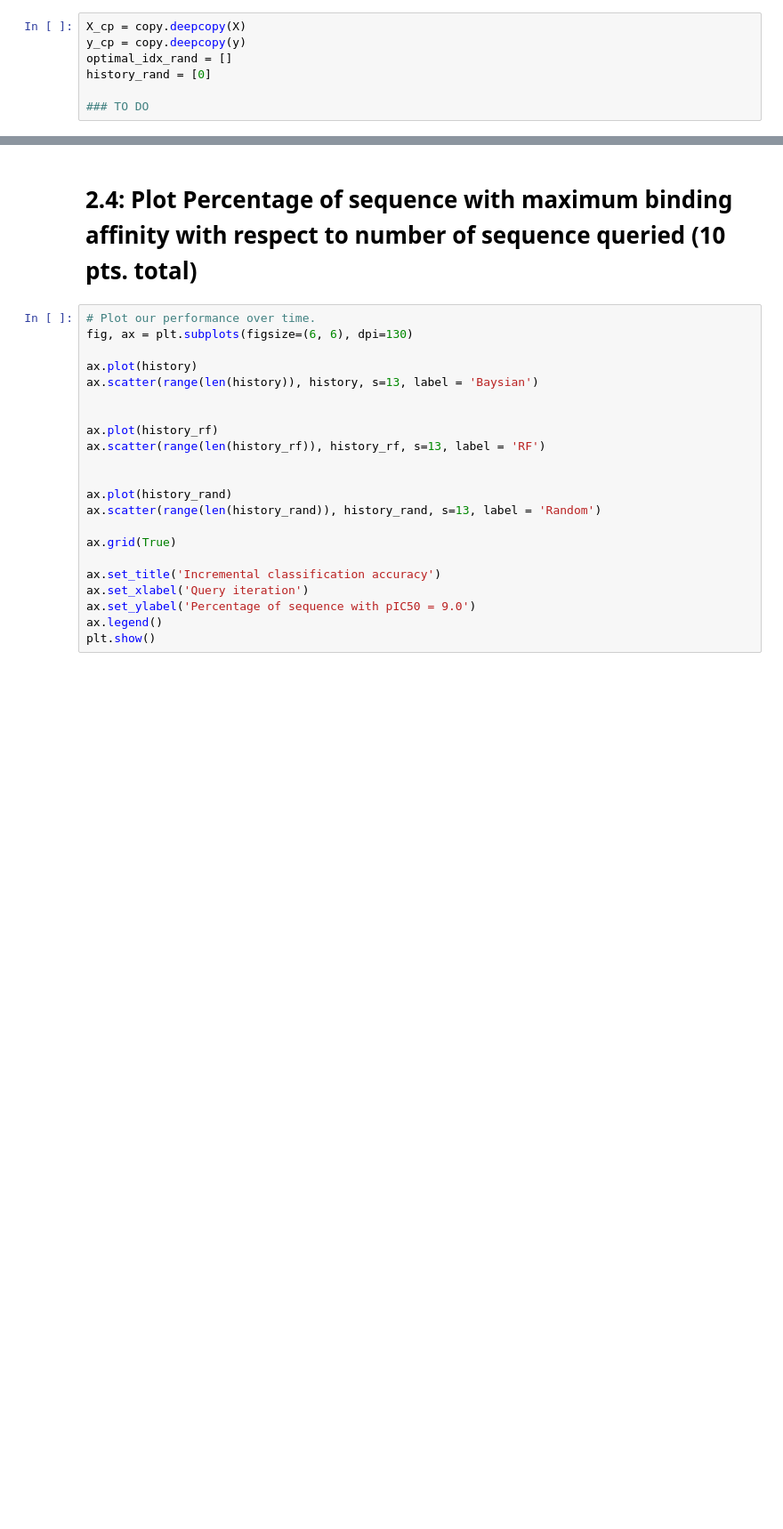
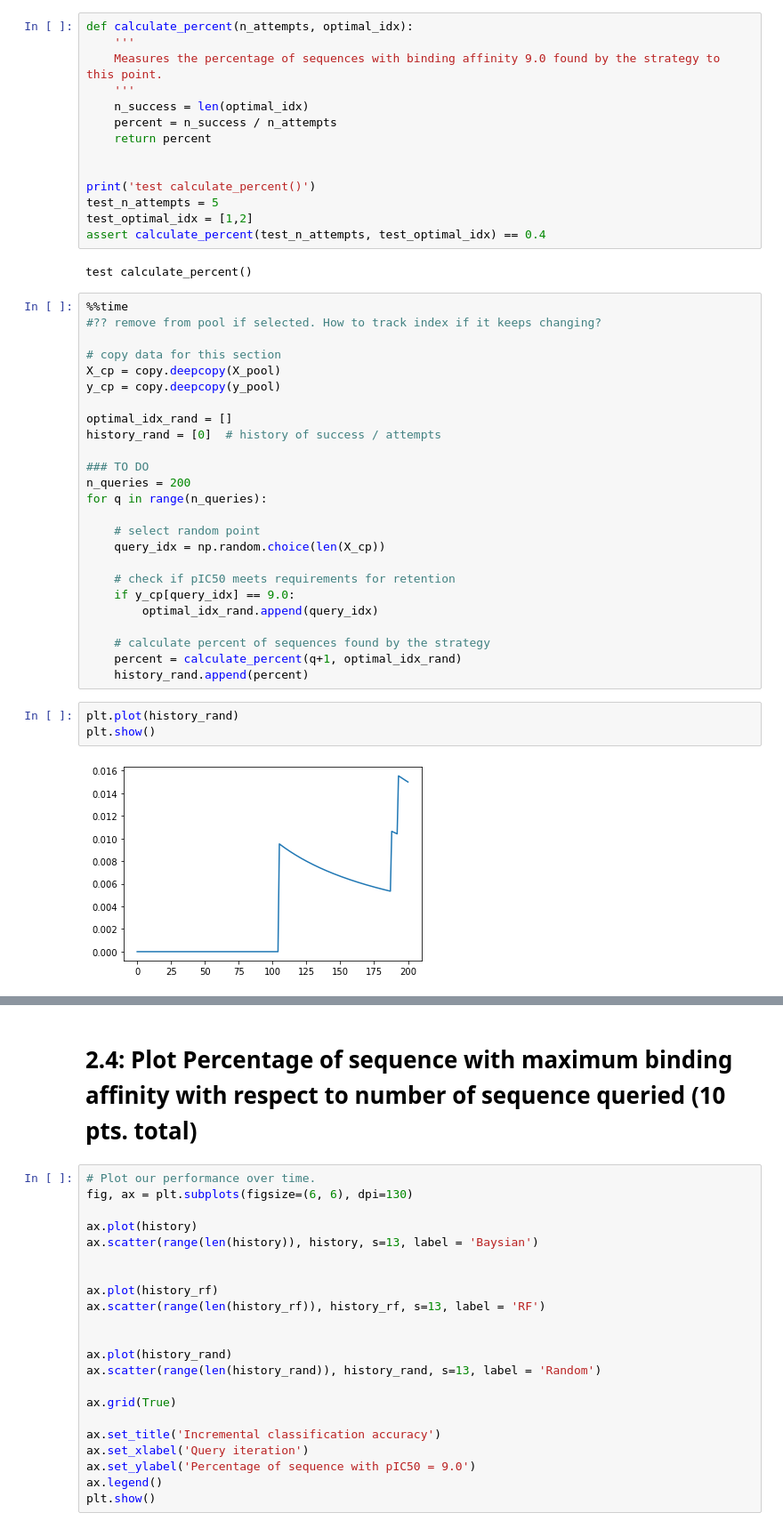
Before and after one commit to ryanquinnnelson/CMU-02750-Peptide-Design-using-Bayesian-Optimization, a Jupyter notebook: HW3q2_ryann.ipynb, the cells around one changed output, grey strips where cells are left out. Shown at 89% size. Drawn from its saved outputs; the diff is of its cells as text; blank space fills up the shorter version.

```diff
--- a/HW3q2_ryann.ipynb
+++ b/HW3q2_ryann.ipynb
@@ -39,8 +103,47 @@ Create a random query strategy for randomly selecting a sample to query from the
-# %%
-X_cp = copy.deepcopy(X)
-y_cp = copy.deepcopy(y)
-optimal_idx_rand = []
-history_rand = [0]
-
-### TO DO
+# %%
+def calculate_percent(n_attempts, optimal_idx):
+    '''
+    Measures the percentage of sequences with binding affinity 9.0 found by the strategy to this point.
+    '''
+    n_success = len(optimal_idx)
+    percent = n_success / n_attempts
+    return percent
+
+
+print('test calculate_percent()')
+test_n_attempts = 5
+test_optimal_idx = [1,2]
+assert calculate_percent(test_n_attempts, test_optimal_idx) == 0.4
+# %% [output]
+test calculate_percent()
+# %%
+%%time
+#?? remove from pool if selected. How to track index if it keeps changing?
+
+# copy data for this section
+X_cp = copy.deepcopy(X_pool)
+y_cp = copy.deepcopy(y_pool)
+
+optimal_idx_rand = []
+history_rand = [0]  # history of success / attempts
+
+### TO DO
+n_queries = 200
+for q in range(n_queries):
+
+    # select random point
+    query_idx = np.random.choice(len(X_cp))
+
+    # check if pIC50 meets requirements for retention
+    if y_cp[query_idx] == 9.0:
+        optimal_idx_rand.append(query_idx)
+
+    # calculate percent of sequences found by the strategy
+    percent = calculate_percent(q+1, optimal_idx_rand)
+    history_rand.append(percent)
+# %%
+plt.plot(history_rand)
+plt.show()
+# %% [output]
+[figure, added]
 # %% [markdown]
```
Also changed, not shown: parts of 24 cells of this notebook, 1 other file.
